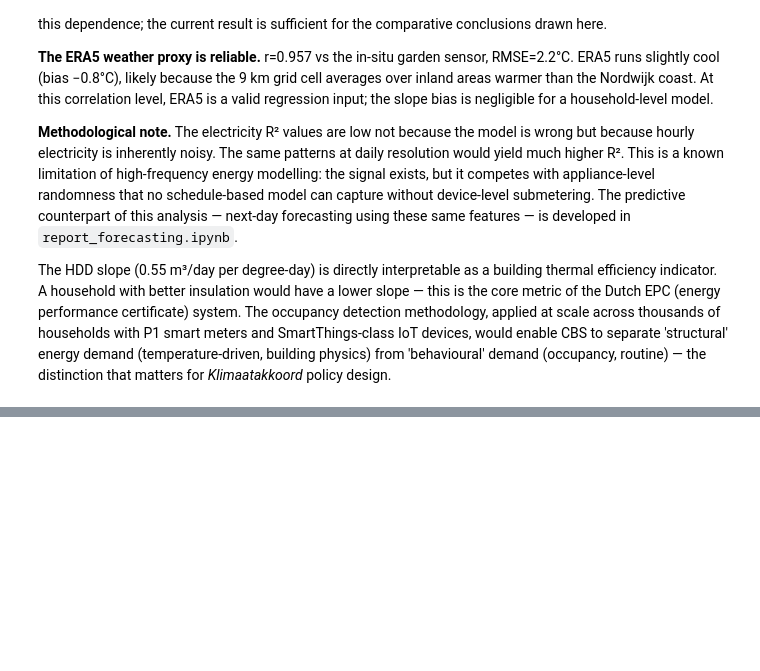
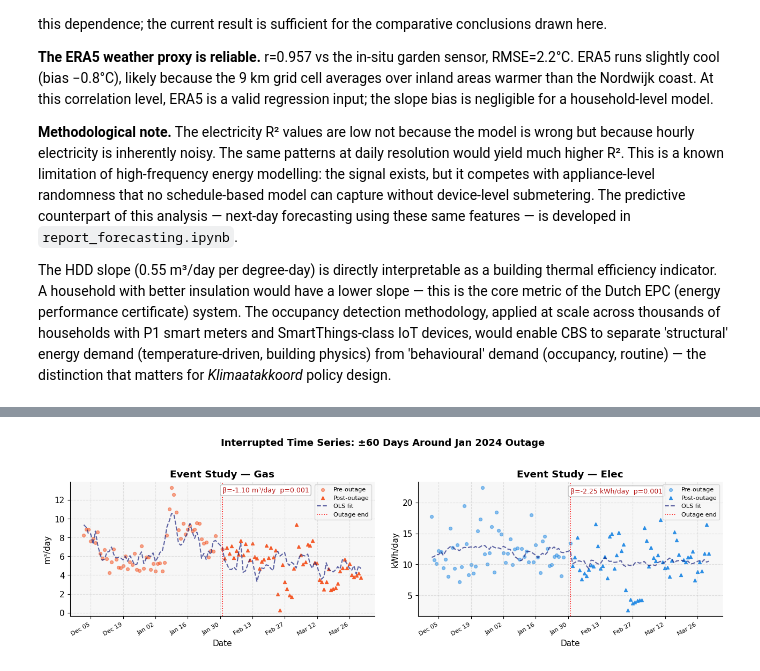
Before and after one commit to SnoozeJournalZzz/SmartHomeEnergyAnalysis, a Jupyter notebook: report_energy_analysis.ipynb, the cells around one changed output, grey strips where cells are left out. Saved outputs shown, nothing was run; the diff lists cells and outputs as text; code cells hidden in the pictures; blank space fills up the shorter version.

```diff
--- a/report_energy_analysis.ipynb
+++ b/report_energy_analysis.ipynb
@@ -1080,0 +1267,48 @@ The HDD slope (0.55 m³/day per degree-day) is directly interpretable as a build
+# %%
+# ── Event Study plot ─────────────────────────────────────────────────────
+fig, axes = plt.subplots(1, 2, figsize=(13, 4))
+
+for ax, col, model, unit, color in [
+    (axes[0], 'gas_m3',   its_gas,  'm³/day',   '#F4511E'),
+    (axes[1], 'elec_kwh', its_elec, 'kWh/day',  '#1E88E5'),
+]:
+    pre  = event_df[event_df['post'] == 0]
+    post = event_df[event_df['post'] == 1]
+
+    ax.scatter(pre.index,  pre[col],  color=color, alpha=0.5, s=18, label='Pre-outage')
+    ax.scatter(post.index, post[col], color=color, alpha=0.9, s=18, marker='^', label='Post-outage')
+
+    # OLS fitted values
+    ax.plot(event_df.index, model.fittedvalues,
+            color='#1A237E', lw=1.5, linestyle='--', alpha=0.7, label='OLS fit')
+
+    # Mark outage end
+    ax.axvline(OUTAGE_END, color='red', lw=1.2, linestyle=':', label='Outage end')
+
+    # Annotate beta and p-value
+    beta = model.params['post']
+    p    = model.pvalues['post']
+    label_text = f'β={beta:+.2f} {unit}  p={p:.3f}'
+    ax.annotate(
+        label_text,
+        xy=(OUTAGE_END, ax.get_ylim()[1] * 0.92 if ax.get_ylim()[1] > 0 else 0),
+        fontsize=9, color='#B71C1C',
+        bbox=dict(boxstyle='round,pad=0.3', facecolor='white', edgecolor='#BDBDBD')
+    )
+
+    ax.set_xlabel('Date')
+    ax.set_ylabel(unit)
+    ax.set_title(f'Event Study — {col.split("_")[0].title()}', fontweight='bold')
+    ax.legend(fontsize=8)
+    ax.xaxis.set_major_formatter(mdates.DateFormatter('%b %d'))
+    ax.xaxis.set_major_locator(mdates.WeekdayLocator(interval=2))
+    plt.setp(ax.xaxis.get_majorticklabels(), rotation=30, ha='right', fontsize=8)
+
+plt.suptitle(
+    'Interrupted Time Series: ±60 Days Around Jan 2024 Outage',
+    fontsize=13, fontweight='bold', y=1.02
+)
+plt.tight_layout()
+plt.show()
+# %% [output]
+[figure, added]
```
Also changed, not shown: parts of 9 cells of this notebook, 5 other files.
